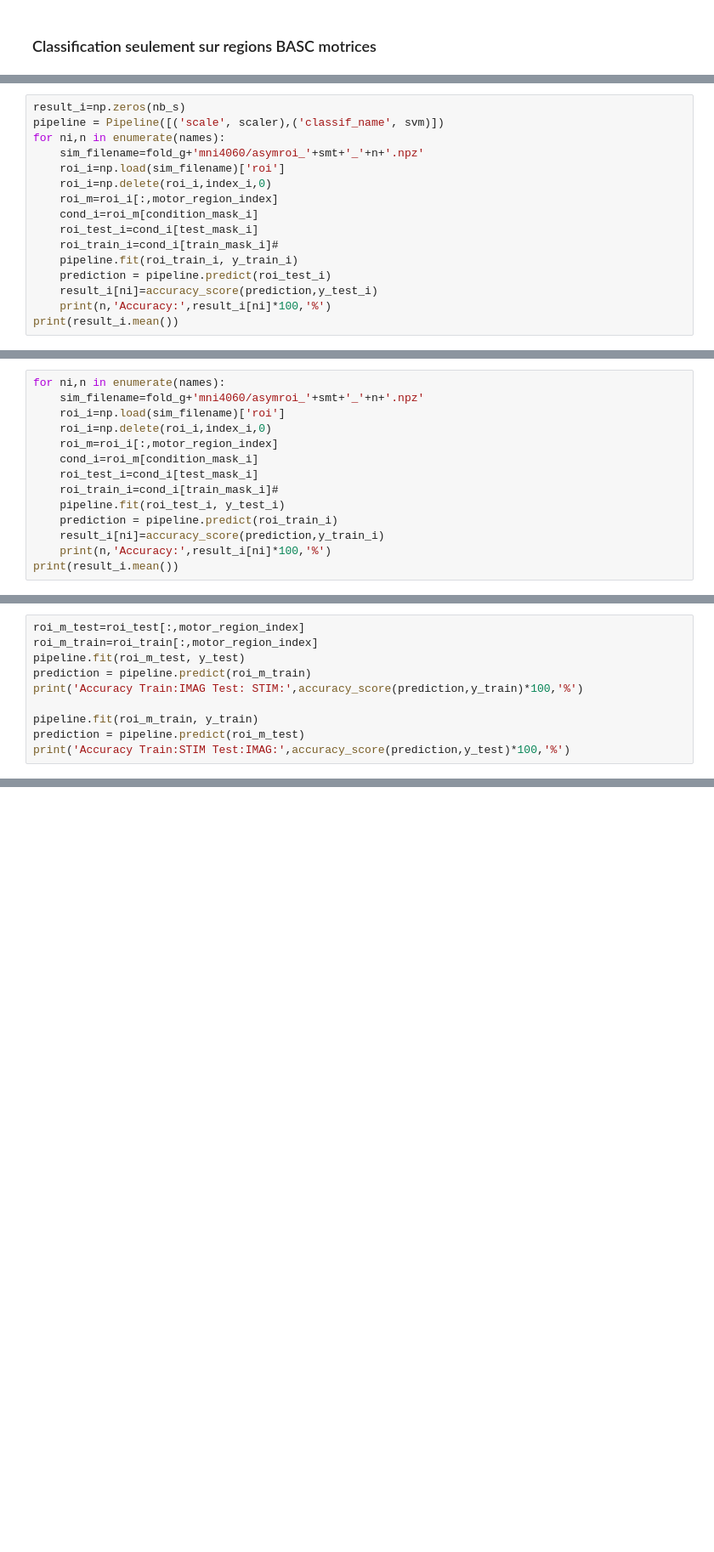
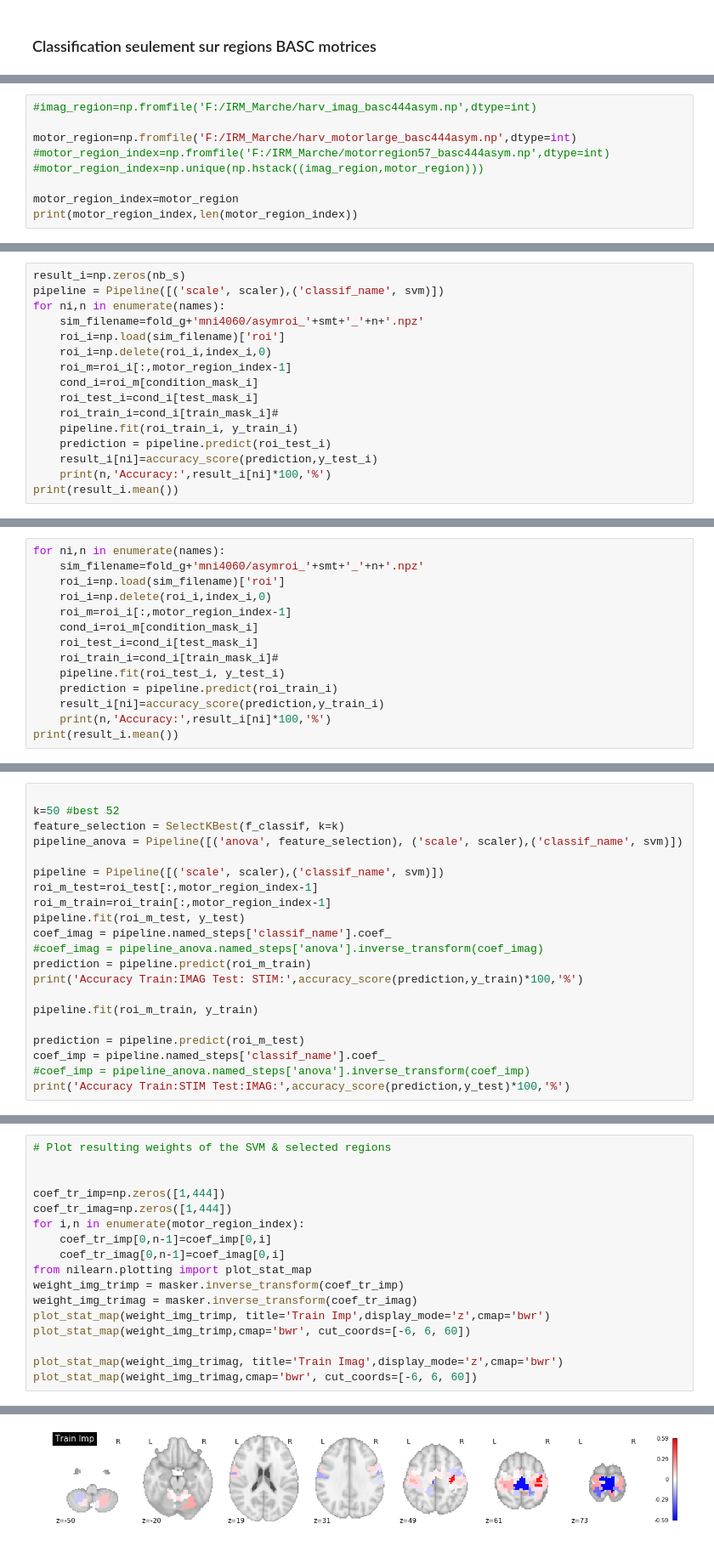
Before and after one commit to mmenoret/irm_marche, a Jupyter notebook: IRM_Marche_MainPied.ipynb, the cells around one changed output, grey strips where cells are left out. Shown at 85% size. Drawn from its saved outputs; the diff is of its cells as text; blank space fills up the shorter version.

```diff
--- a/IRM_Marche_MainPied.ipynb
+++ b/IRM_Marche_MainPied.ipynb
@@ -301,0 +336,9 @@ print(motor_region_index)
+# %%
+#imag_region=np.fromfile('F:/IRM_Marche/harv_imag_basc444asym.np',dtype=int)
+
+motor_region=np.fromfile('F:/IRM_Marche/harv_motorlarge_basc444asym.np',dtype=int)
+#motor_region_index=np.fromfile('F:/IRM_Marche/motorregion57_basc444asym.np',dtype=int)
+#motor_region_index=np.unique(np.hstack((imag_region,motor_region)))
+
+motor_region_index=motor_region
+print(motor_region_index,len(motor_region_index))
@@ -306,7 +354,7 @@ for ni,n in enumerate(names):
     sim_filename=fold_g+'mni4060/asymroi_'+smt+'_'+n+'.npz'
     roi_i=np.load(sim_filename)['roi']
     roi_i=np.delete(roi_i,index_i,0)
-    roi_m=roi_i[:,motor_region_index]
+    roi_m=roi_i[:,motor_region_index-1]
     cond_i=roi_m[condition_mask_i]
     roi_test_i=cond_i[test_mask_i]
     roi_train_i=cond_i[train_mask_i]#
@@ -338,7 +386,7 @@ for ni,n in enumerate(names):
     sim_filename=fold_g+'mni4060/asymroi_'+smt+'_'+n+'.npz'
     roi_i=np.load(sim_filename)['roi']
     roi_i=np.delete(roi_i,index_i,0)
-    roi_m=roi_i[:,motor_region_index]
+    roi_m=roi_i[:,motor_region_index-1]
     cond_i=roi_m[condition_mask_i]
     roi_test_i=cond_i[test_mask_i]
     roi_train_i=cond_i[train_mask_i]#
@@ -368,11 +416,22 @@ vs Accuracy: 59.649122807 %
 # %%
-roi_m_test=roi_test[:,motor_region_index]
-roi_m_train=roi_train[:,motor_region_index]
+
+k=50 #best 52
+feature_selection = SelectKBest(f_classif, k=k)
+pipeline_anova = Pipeline([('anova', feature_selection), ('scale', scaler),('classif_name', svm)])
+
+pipeline = Pipeline([('scale', scaler),('classif_name', svm)])
+roi_m_test=roi_test[:,motor_region_index-1]
+roi_m_train=roi_train[:,motor_region_index-1]
 pipeline.fit(roi_m_test, y_test)
+coef_imag = pipeline.named_steps['classif_name'].coef_
+#coef_imag = pipeline_anova.named_steps['anova'].inverse_transform(coef_imag)
 prediction = pipeline.predict(roi_m_train)
 print('Accuracy Train:IMAG Test: STIM:',accuracy_score(prediction,y_train)*100,'%')
 
 pipeline.fit(roi_m_train, y_train)
+
 prediction = pipeline.predict(roi_m_test)
+coef_imp = pipeline.named_steps['classif_name'].coef_
+#coef_imp = pipeline_anova.named_steps['anova'].inverse_transform(coef_imp)
 print('Accuracy Train:STIM Test:IMAG:',accuracy_score(prediction,y_test)*100,'%')
 # %% [output]
@@ -389,0 +449,18 @@ IMAG only CV 0.665584415584
+# %%
+# Plot resulting weights of the SVM & selected regions
+
+
+coef_tr_imp=np.zeros([1,444])
+coef_tr_imag=np.zeros([1,444])
+for i,n in enumerate(motor_region_index):
+    coef_tr_imp[0,n-1]=coef_imp[0,i]
+    coef_tr_imag[0,n-1]=coef_imag[0,i]
+from nilearn.plotting import plot_stat_map
+weight_img_trimp = masker.inverse_transform(coef_tr_imp)
+weight_img_trimag = masker.inverse_transform(coef_tr_imag)
+plot_stat_map(weight_img_trimp, title='Train Imp',display_mode='z',cmap='bwr')
+plot_stat_map(weight_img_trimp,cmap='bwr', cut_coords=[-6, 6, 60])
+
+plot_stat_map(weight_img_trimag, title='Train Imag',display_mode='z',cmap='bwr')
+plot_stat_map(weight_img_trimag,cmap='bwr', cut_coords=[-6, 6, 60])
+# %% [output]
@@ -389,0 +468 @@ IMAG only CV 0.665584415584
+[figure, added]
```
Also changed, not shown: parts of 13 cells of this notebook, 3 other files.
